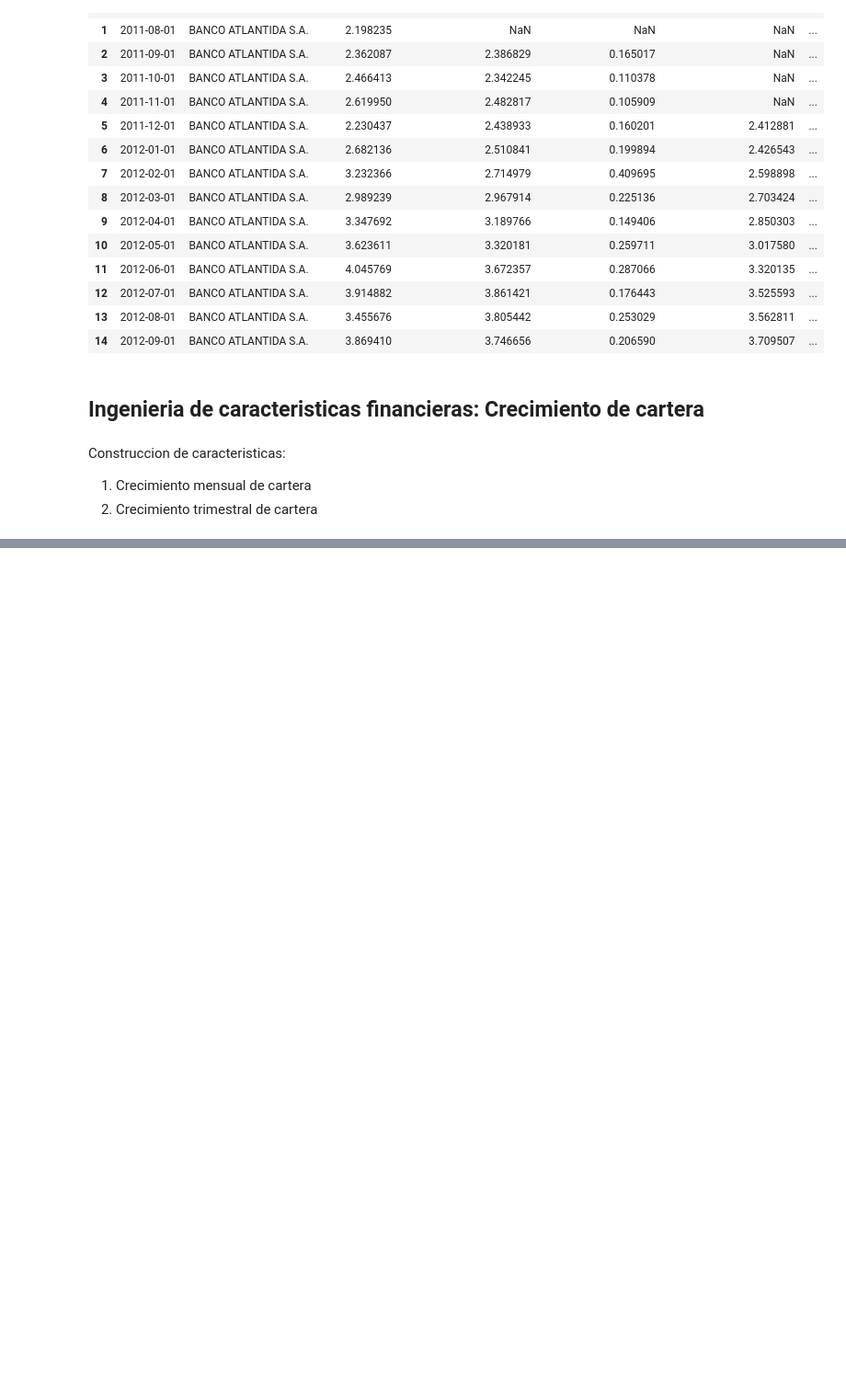
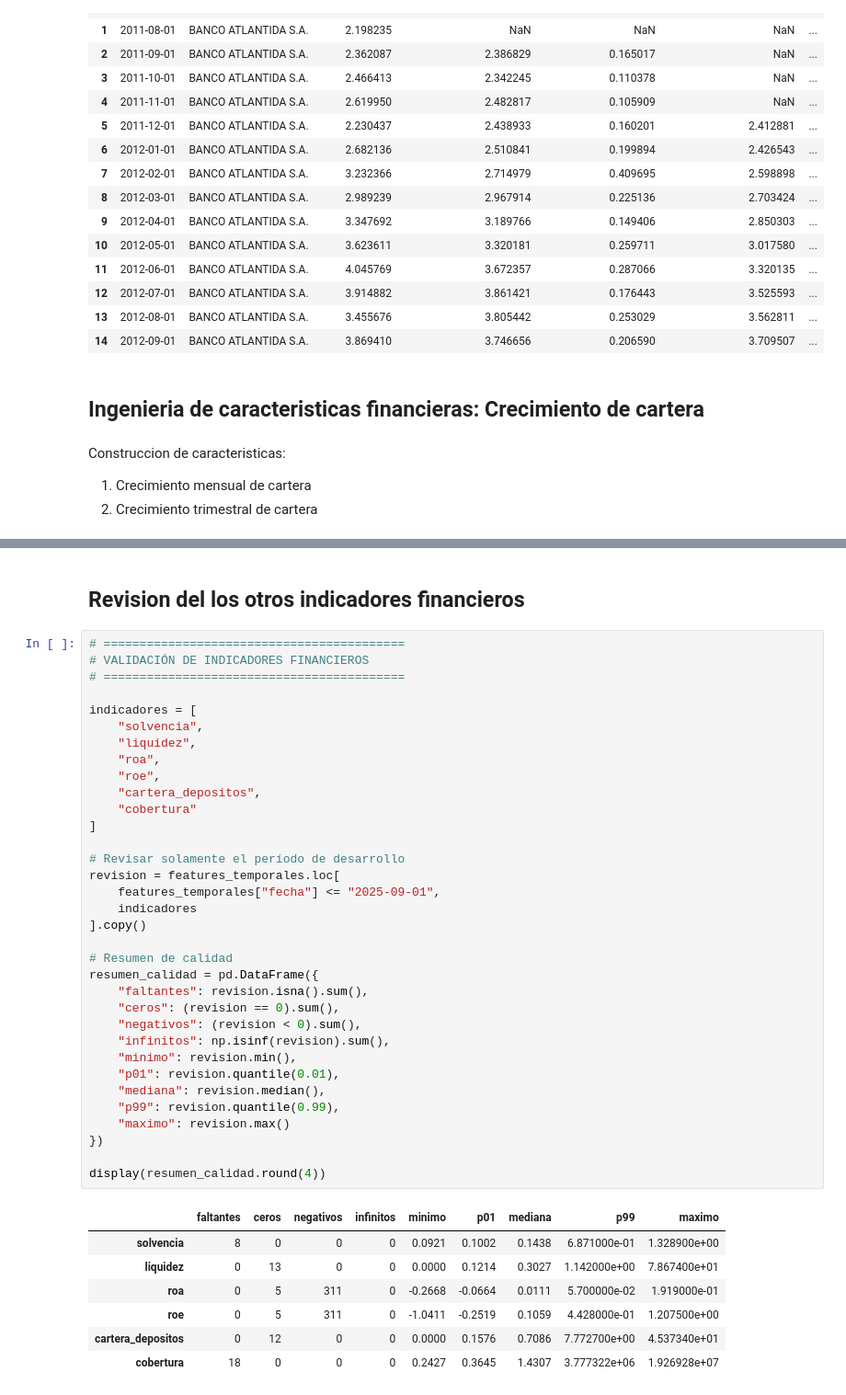
Before and after one commit to tavomx45/audit-ecuador-banking-data, a Jupyter notebook: notebooks/02_feature_engineering.ipynb, the cells around one changed output, grey strips where cells are left out. Shown at 92% size. Cells and saved outputs as stored; diff of their text form; blank space fills up the shorter version.

```diff
--- a/notebooks/02_feature_engineering.ipynb
+++ b/notebooks/02_feature_engineering.ipynb
@@ -583,0 +888,44 @@ Construccion de caracteristicas:
+# %% [markdown]
+## Revision del los otros indicadores financieros
+# %%
+# ==========================================
+# VALIDACIÓN DE INDICADORES FINANCIEROS
+# ==========================================
+
+indicadores = [
+    "solvencia",
+    "liquidez",
+    "roa",
+    "roe",
+    "cartera_depositos",
+    "cobertura"
+]
+
+# Revisar solamente el período de desarrollo
+revision = features_temporales.loc[
+    features_temporales["fecha"] <= "2025-09-01",
+    indicadores
+].copy()
+
+# Resumen de calidad
+resumen_calidad = pd.DataFrame({
+    "faltantes": revision.isna().sum(),
+    "ceros": (revision == 0).sum(),
+    "negativos": (revision < 0).sum(),
+    "infinitos": np.isinf(revision).sum(),
+    "minimo": revision.min(),
+    "p01": revision.quantile(0.01),
+    "mediana": revision.median(),
+    "p99": revision.quantile(0.99),
+    "maximo": revision.max()
+})
+
+display(resumen_calidad.round(4))
+# %% [output]
+|  | faltantes | ceros | negativos | infinitos | minimo | p01 | mediana | p99 | maximo |
+| solvencia | 8 | 0 | 0 | 0 | 0.0921 | 0.1002 | 0.1438 | 6.871000e-01 | 1.328900e+00 |
+| liquidez | 0 | 13 | 0 | 0 | 0.0000 | 0.1214 | 0.3027 | 1.142000e+00 | 7.867400e+01 |
+| roa | 0 | 5 | 311 | 0 | -0.2668 | -0.0664 | 0.0111 | 5.700000e-02 | 1.919000e-01 |
+| roe | 0 | 5 | 311 | 0 | -1.0411 | -0.2519 | 0.1059 | 4.428000e-01 | 1.207500e+00 |
+| cartera_depositos | 0 | 12 | 0 | 0 | 0.0000 | 0.1576 | 0.7086 | 7.772700e+00 | 4.537340e+01 |
+| cobertura | 18 | 0 | 0 | 0 | 0.2427 | 0.3645 | 1.4307 | 3.777322e+06 | 1.926928e+07 |
```
Also changed, not shown: parts of 11 cells of this notebook, 8 other files.
